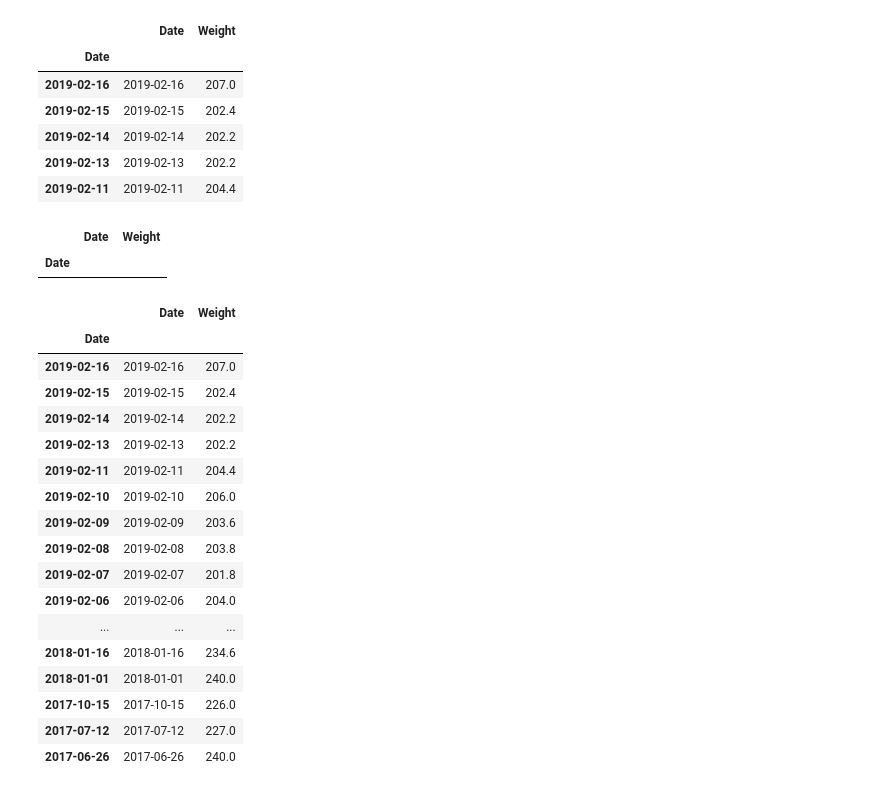
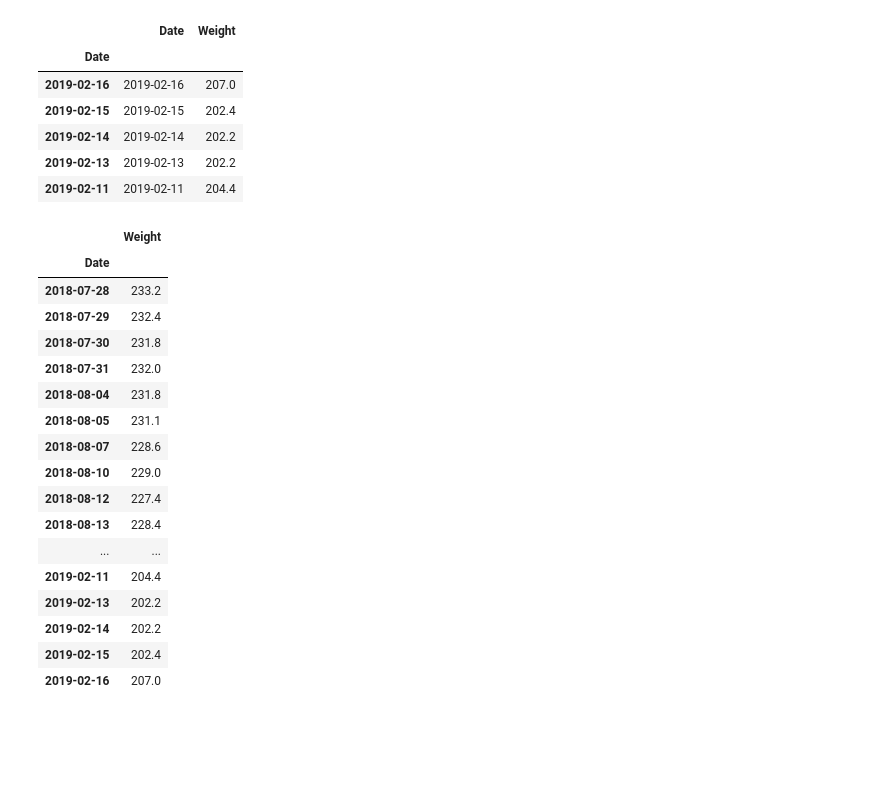
Before and after one commit to arodriguez2018/nutrition_and_activity, a Jupyter notebook: Initial_Import.ipynb, the cells around one changed output. Drawn from its saved outputs; the diff is of its cells as text; code cells hidden in the pictures; blank space fills up the shorter version.

```diff
--- a/Initial_Import.ipynb
+++ b/Initial_Import.ipynb
@@ -79,29 +79,3 @@ dfw.head()
 | 2019-02-14 | 2019-02-14 | 202.2 |
 | 2019-02-13 | 2019-02-13 | 202.2 |
 | 2019-02-11 | 2019-02-11 | 204.4 |
-# %%
-dfw.drop(dfw['Date'])
-# %% [output]
-|  | Date | Weight |
-| Date |  |  |
-# %%
-dfw
-# %% [output]
-|  | Date | Weight |
-| Date |  |  |
-| 2019-02-16 | 2019-02-16 | 207.0 |
-| 2019-02-15 | 2019-02-15 | 202.4 |
-| 2019-02-14 | 2019-02-14 | 202.2 |
-| 2019-02-13 | 2019-02-13 | 202.2 |
-| 2019-02-11 | 2019-02-11 | 204.4 |
-| 2019-02-10 | 2019-02-10 | 206.0 |
-| 2019-02-09 | 2019-02-09 | 203.6 |
-| 2019-02-08 | 2019-02-08 | 203.8 |
-| 2019-02-07 | 2019-02-07 | 201.8 |
-| 2019-02-06 | 2019-02-06 | 204.0 |
-| ... | ... | ... |
-| 2018-01-16 | 2018-01-16 | 234.6 |
-| 2018-01-01 | 2018-01-01 | 240.0 |
-| 2017-10-15 | 2017-10-15 | 226.0 |
-| 2017-07-12 | 2017-07-12 | 227.0 |
-| 2017-06-26 | 2017-06-26 | 240.0 |
@@ -108 +89,22 @@ dfw
+# %%
+dfw1
+# %% [output]
+|  | Weight |
+| Date |  |
+| 2018-07-28 | 233.2 |
+| 2018-07-29 | 232.4 |
+| 2018-07-30 | 231.8 |
+| 2018-07-31 | 232.0 |
+| 2018-08-04 | 231.8 |
+| 2018-08-05 | 231.1 |
+| 2018-08-07 | 228.6 |
+| 2018-08-10 | 229.0 |
+| 2018-08-12 | 227.4 |
+| 2018-08-13 | 228.4 |
+| ... | ... |
+| 2019-02-11 | 204.4 |
+| 2019-02-13 | 202.2 |
+| 2019-02-14 | 202.2 |
+| 2019-02-15 | 202.4 |
+| 2019-02-16 | 207.0 |
 # %%
```
Also changed, not shown: parts of 8 cells of this notebook, 31 other files.
